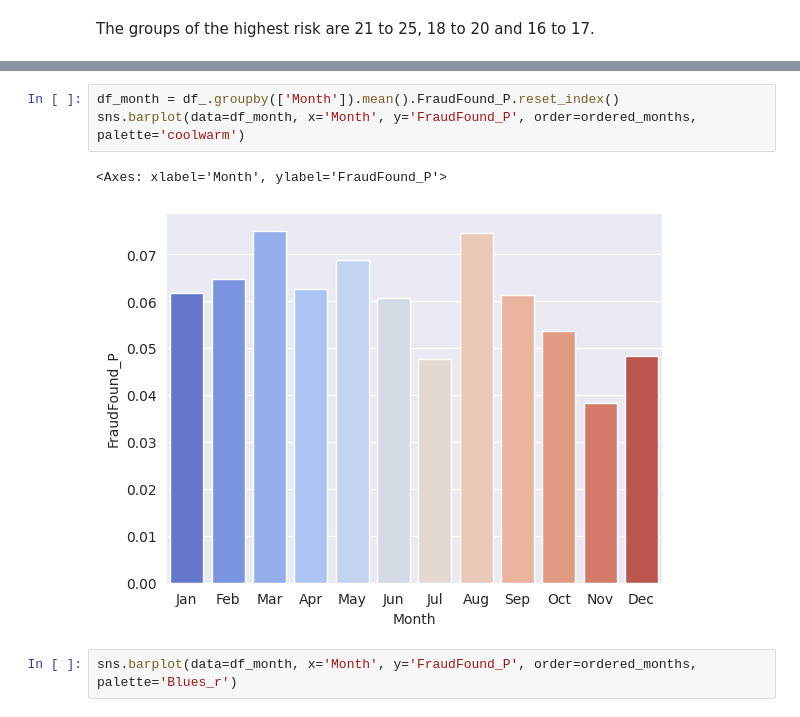
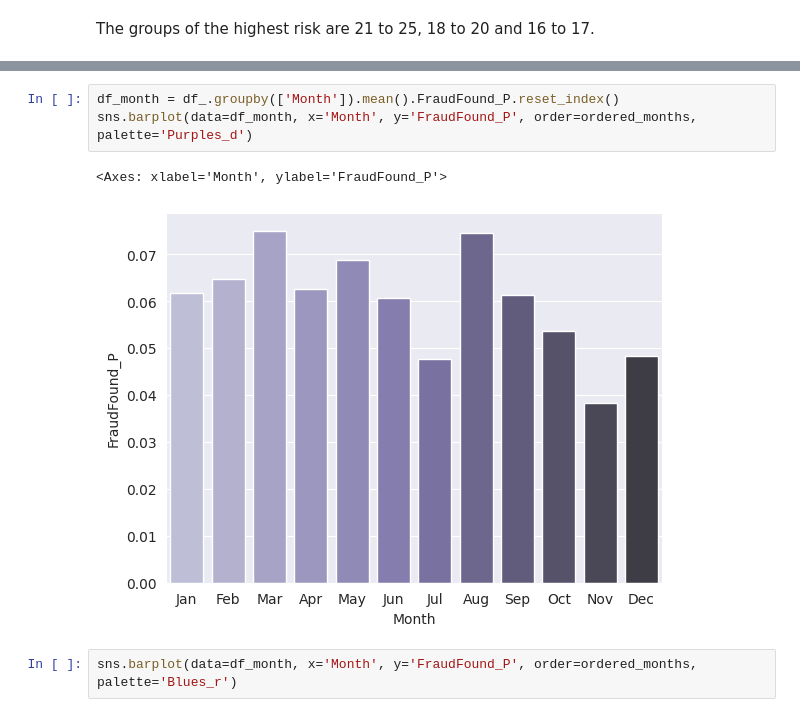
Before and after one commit to aziegert/Vehicle_Insurance_Claim_Fraud_Detection, a Jupyter notebook: Vehicle_Insurance_Claim_Fraud_Detection_v2.ipynb, the cells around one changed output, grey strips where cells are left out. Cells and saved outputs as stored; diff of their text form.

```diff
--- a/Vehicle_Insurance_Claim_Fraud_Detection_v2.ipynb
+++ b/Vehicle_Insurance_Claim_Fraud_Detection_v2.ipynb
@@ -282,9 +359,9 @@ sns.countplot(x='Month',
 # %%
 df_month = df_.groupby(['Month']).mean().FraudFound_P.reset_index()
-sns.barplot(data=df_month, x='Month', y='FraudFound_P', order=ordered_months, palette='coolwarm')
+sns.barplot(data=df_month, x='Month', y='FraudFound_P', order=ordered_months, palette='Purples_d')
 # %% [output]
 <Axes: xlabel='Month', ylabel='FraudFound_P'>
-[figure, old version]
+[figure, new version]
 # %%
 sns.barplot(data=df_month, x='Month', y='FraudFound_P', order=ordered_months, palette='Blues_r')
 # %% [output]
```
Also changed, not shown: parts of 13 cells of this notebook.
